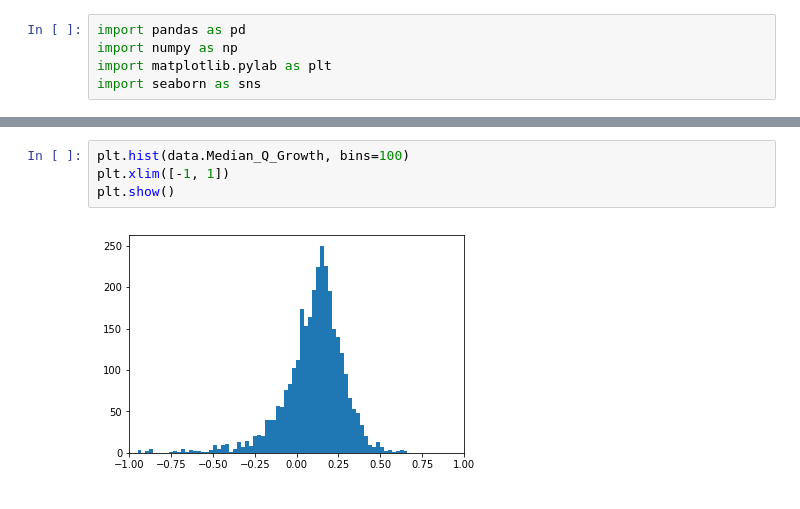
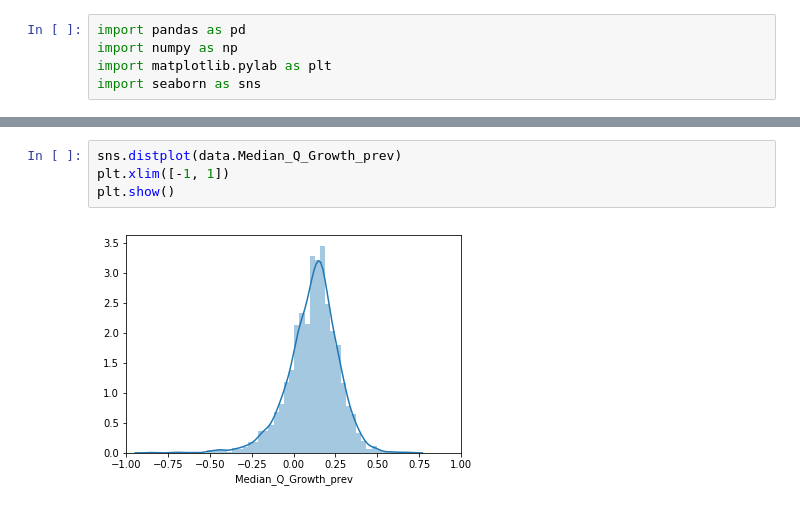
Before and after one commit to ShunChi100/Value_investing_analysis, a Jupyter notebook: src/Untitled.ipynb, the cells around one changed output, grey strips where cells are left out. Cells and saved outputs as stored; diff of their text form.

```diff
--- a/src/Untitled.ipynb
+++ b/src/Untitled.ipynb
@@ -23,7 +58,7 @@ Index(['Symbol', 'Name', 'MarketCap', 'Sector', 'Industry', 'Year', 'Date',
       dtype='object')
 # %%
-plt.hist(data.Median_Q_Growth, bins=100)
+sns.distplot(data.Median_Q_Growth_prev)
 plt.xlim([-1, 1])
 plt.show()
 # %% [output]
-[figure, old version]
+[figure, new version]
```
Also changed, not shown: parts of 16 cells of this notebook, 2 other files.
